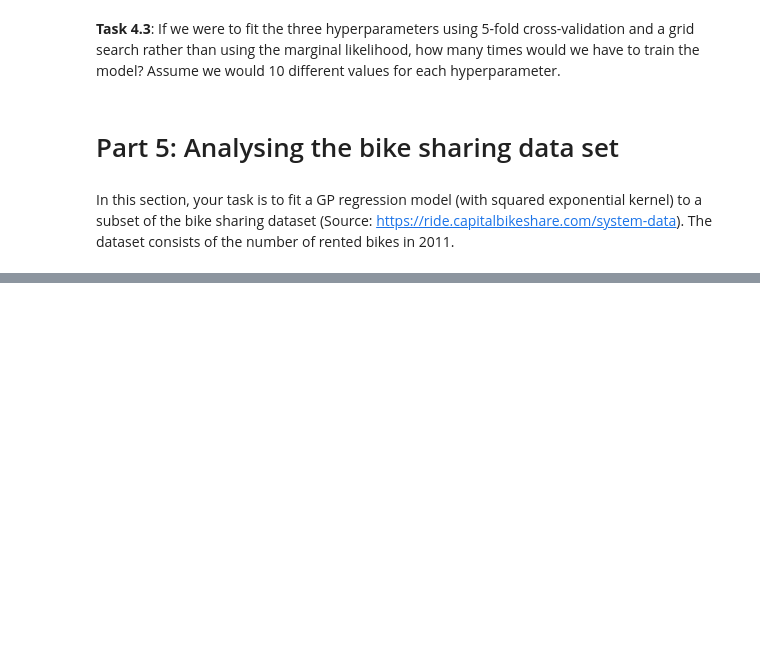
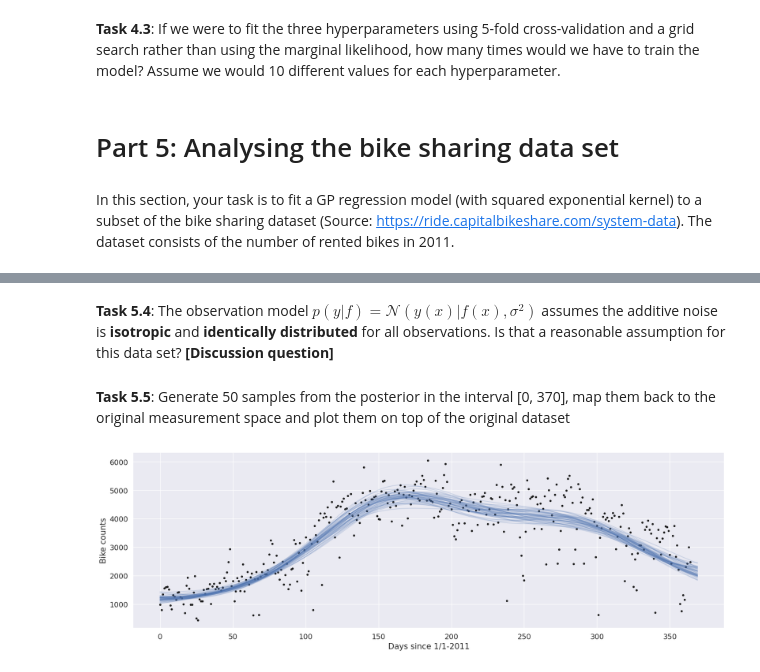
Before and after one commit to Cerlog/02477-exam-prep, a Jupyter notebook: Petr/WEEK_5/ex5_handout.ipynb, the cells around one changed output, grey strips where cells are left out. Saved outputs shown, nothing was run; the diff lists cells and outputs as text; code cells hidden in the pictures; blank space fills up the shorter version.

```diff
--- a/Petr/WEEK_5/ex5_handout.ipynb
+++ b/Petr/WEEK_5/ex5_handout.ipynb
@@ -1084,0 +1413,23 @@ ax.set(xlabel='Days since 1/1-2011', ylabel='Bike count');
+# %% [markdown]
+**Task 5.4**: The observation model $p(y|f) = \mathcal{N}(y(x)|f(x), \sigma^2)$ assumes the additive noise is **isotropic** and **identically distributed** for all observations. Is that a reasonable assumption for this data set? **[Discussion question]**
+# %% [markdown]
+**Task 5.5**: Generate 50 samples from the posterior in the interval [0, 370], map them back to the original measurement space and plot them on top of the original dataset
+# %%
+key = random.PRNGKey(42)
+NUM_SAMPLES = 50
+
+fig, ax = plt.subplots(1, 1, figsize=(20, 6))
+samples = gp.posterior_samples( key=key, Xstar=x_star_bike, num_samples=NUM_SAMPLES )
+
+samples_mean_var = ys * samples + ym
+
+samples_mean_var_exp = jnp.exp(samples_mean_var)
+
+
+
+
+ax.plot(X, bike_count, 'k.', label='Preprocessed data')
+ax.plot(Xstar, samples_mean_var_exp, 'b', alpha=0.2);
+ax.set(xlabel='Days since 1/1-2011', ylabel='Bike counts');
+# %% [output]
+[figure, added]
```
Also changed, not shown: parts of 12 cells of this notebook, 1 other file.
